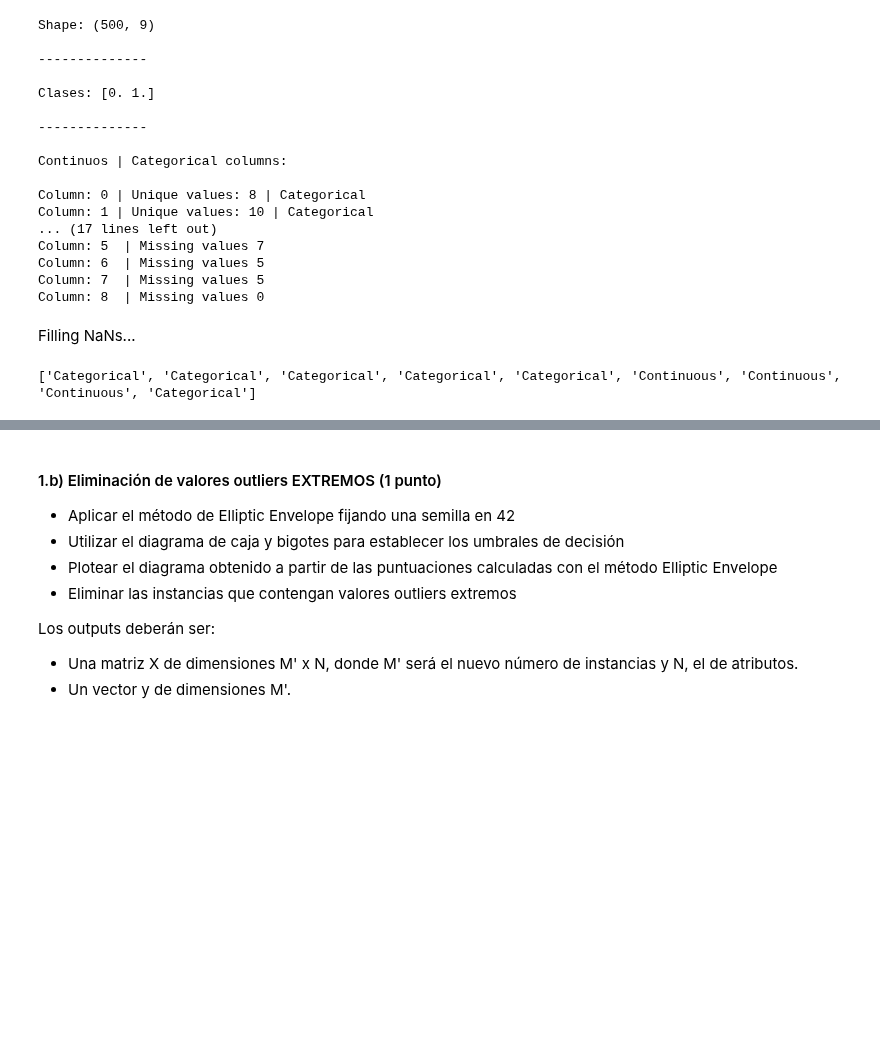
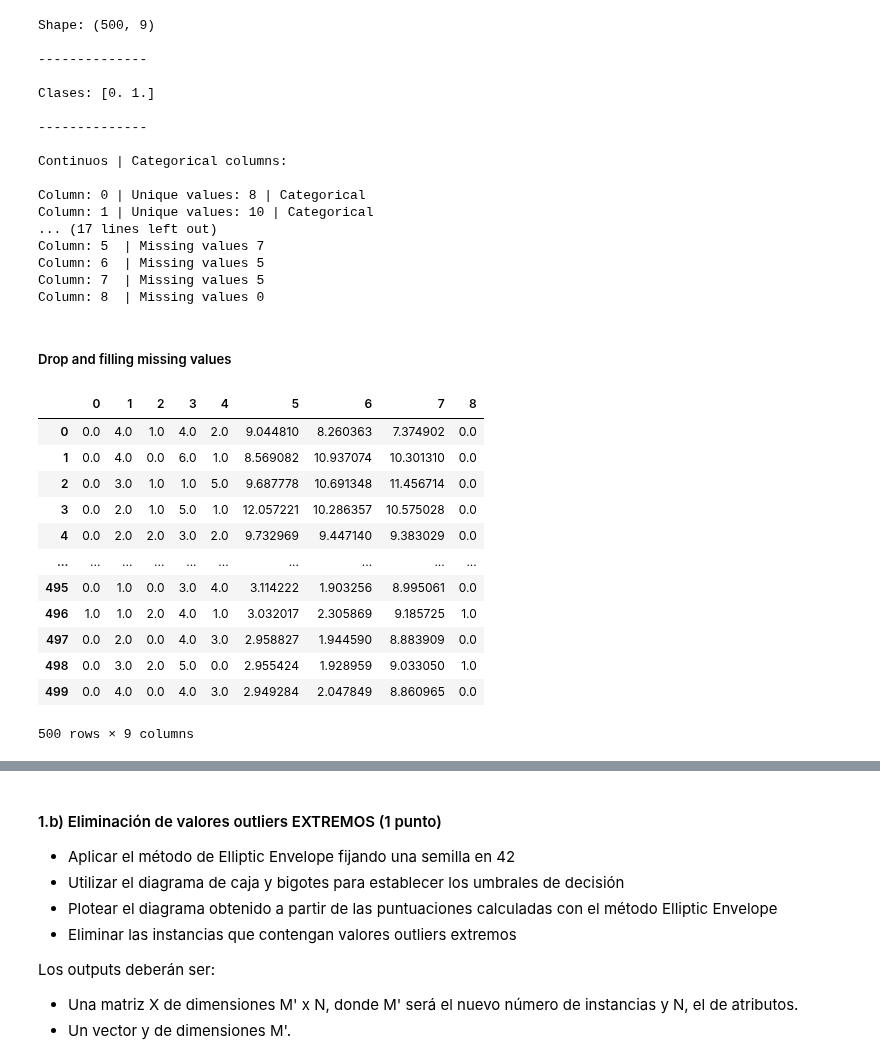
Before and after one commit to GZabalaG/AIMaster, a Jupyter notebook: Supervised/Prueba_final_Gonzalo_zabala_García.ipynb, the cells around one changed output, grey strips where cells are left out. Saved outputs shown, nothing was run; the diff lists cells and outputs as text; code cells hidden in the pictures; blank space fills up the shorter version.

```diff
--- a/Supervised/Prueba_final_Gonzalo_zabala_García.ipynb
+++ b/Supervised/Prueba_final_Gonzalo_zabala_García.ipynb
@@ -102,14 +110,25 @@ Column: 5  | Missing values 7
 Column: 6  | Missing values 5
 Column: 7  | Missing values 5
 Column: 8  | Missing values 0
-# %% [markdown]
-Filling NaNs...
-# %%
-i = 0
-for column in data.T:
-  if (column_types[i] == 'Categorical'):
-    #Replace nans with mode
-  else:
-    #Replace nans with mean
-# %% [output]
-['Categorical', 'Categorical', 'Categorical', 'Categorical', 'Categorical', 'Continuous', 'Continuous', 'Continuous', 'Categorical']
+# %% [markdown]
+##### Drop and filling missing values
+# %%
+import pandas as pd
+
+df = pd.DataFrame(data=data)
+
+display(df)
+# %% [output]
+|  | 0 | 1 | 2 | 3 | 4 | 5 | 6 | 7 | 8 |
+| 0 | 0.0 | 4.0 | 1.0 | 4.0 | 2.0 | 9.044810 | 8.260363 | 7.374902 | 0.0 |
+| 1 | 0.0 | 4.0 | 0.0 | 6.0 | 1.0 | 8.569082 | 10.937074 | 10.301310 | 0.0 |
+| 2 | 0.0 | 3.0 | 1.0 | 1.0 | 5.0 | 9.687778 | 10.691348 | 11.456714 | 0.0 |
+| 3 | 0.0 | 2.0 | 1.0 | 5.0 | 1.0 | 12.057221 | 10.286357 | 10.575028 | 0.0 |
+| 4 | 0.0 | 2.0 | 2.0 | 3.0 | 2.0 | 9.732969 | 9.447140 | 9.383029 | 0.0 |
+| ... | ... | ... | ... | ... | ... | ... | ... | ... | ... |
+| 495 | 0.0 | 1.0 | 0.0 | 3.0 | 4.0 | 3.114222 | 1.903256 | 8.995061 | 0.0 |
+| 496 | 1.0 | 1.0 | 2.0 | 4.0 | 1.0 | 3.032017 | 2.305869 | 9.185725 | 1.0 |
+| 497 | 0.0 | 2.0 | 0.0 | 4.0 | 3.0 | 2.958827 | 1.944590 | 8.883909 | 0.0 |
+| 498 | 0.0 | 3.0 | 2.0 | 5.0 | 0.0 | 2.955424 | 1.928959 | 9.033050 | 1.0 |
+| 499 | 0.0 | 4.0 | 0.0 | 4.0 | 3.0 | 2.949284 | 2.047849 | 8.860965 | 0.0 |
+500 rows × 9 columns
```
Also changed, not shown: parts of 30 cells of this notebook.
